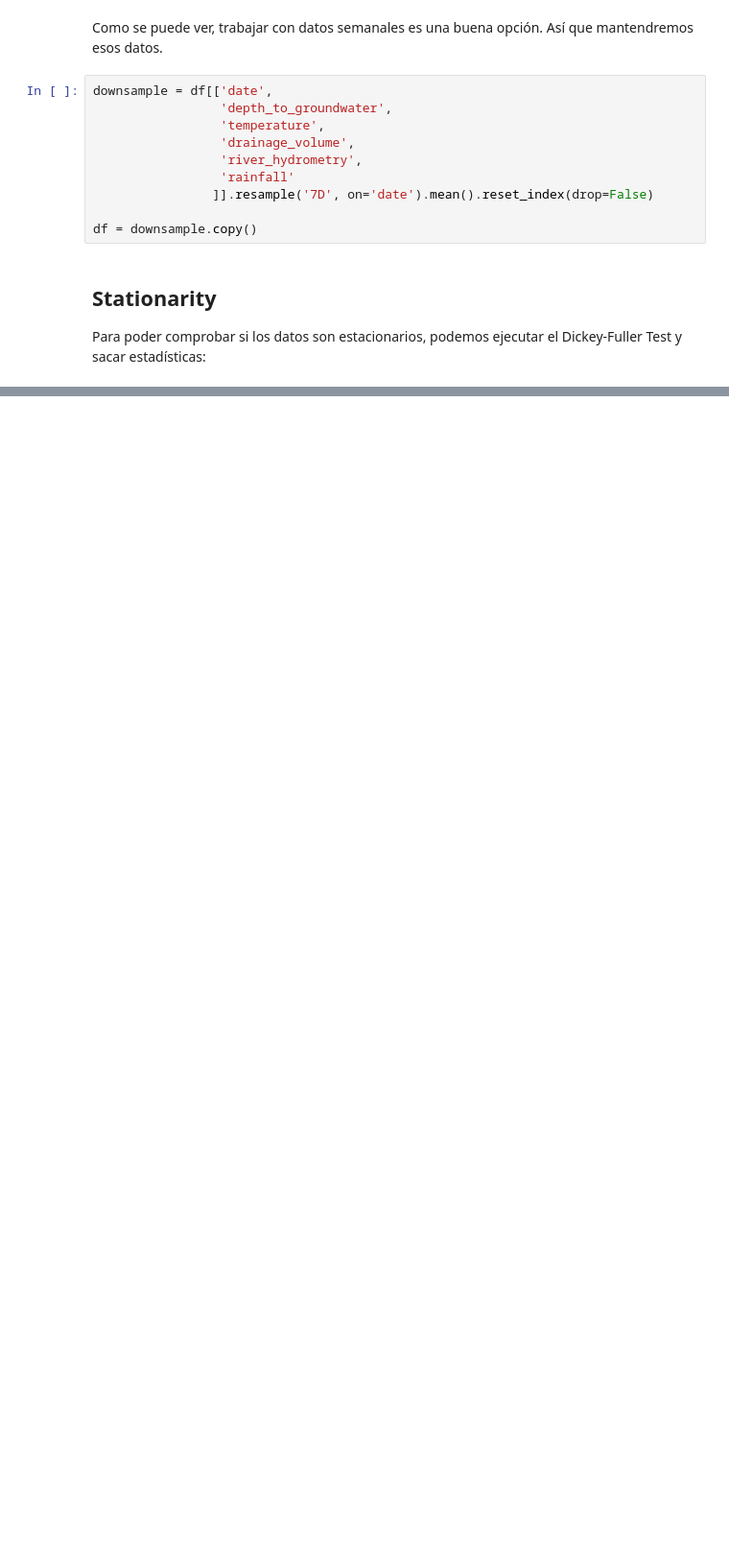
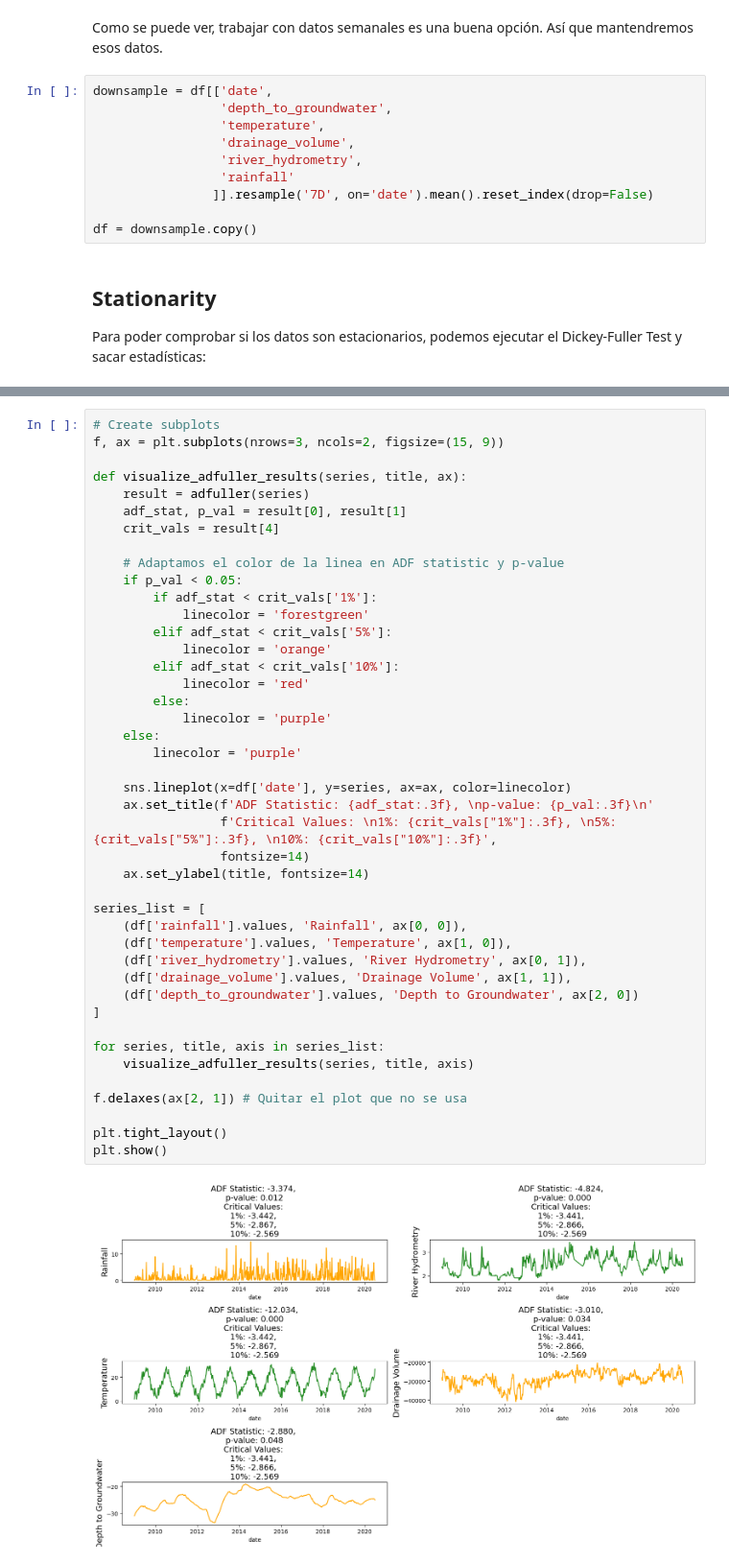
Before and after one commit to 4GeeksAcademy/Timeseries_VP, a Jupyter notebook: src/explore.ipynb, the cells around one changed output, grey strips where cells are left out. Shown at 96% size. Drawn from its saved outputs; the diff is of its cells as text; blank space fills up the shorter version.

```diff
--- a/src/explore.ipynb
+++ b/src/explore.ipynb
@@ -295,0 +333,45 @@ df = downsample.copy()
+# %%
+# Create subplots
+f, ax = plt.subplots(nrows=3, ncols=2, figsize=(15, 9))
+
+def visualize_adfuller_results(series, title, ax):
+    result = adfuller(series)
+    adf_stat, p_val = result[0], result[1]
+    crit_vals = result[4]
+
+    # Adaptamos el color de la linea en ADF statistic y p-value
+    if p_val < 0.05:
+        if adf_stat < crit_vals['1%']:
+            linecolor = 'forestgreen'
+        elif adf_stat < crit_vals['5%']:
+            linecolor = 'orange'
+        elif adf_stat < crit_vals['10%']:
+            linecolor = 'red'
+        else:
+            linecolor = 'purple'
+    else:
+        linecolor = 'purple'
+
+    sns.lineplot(x=df['date'], y=series, ax=ax, color=linecolor)
+    ax.set_title(f'ADF Statistic: {adf_stat:.3f}, \np-value: {p_val:.3f}\n'
+                 f'Critical Values: \n1%: {crit_vals["1%"]:.3f}, \n5%: {crit_vals["5%"]:.3f}, \n10%: {crit_vals["10%"]:.3f}',
+                 fontsize=14)
+    ax.set_ylabel(title, fontsize=14)
+
+series_list = [
+    (df['rainfall'].values, 'Rainfall', ax[0, 0]),
+    (df['temperature'].values, 'Temperature', ax[1, 0]),
+    (df['river_hydrometry'].values, 'River Hydrometry', ax[0, 1]),
+    (df['drainage_volume'].values, 'Drainage Volume', ax[1, 1]),
+    (df['depth_to_groundwater'].values, 'Depth to Groundwater', ax[2, 0])
+]
+
+for series, title, axis in series_list:
+    visualize_adfuller_results(series, title, axis)
+
+f.delaxes(ax[2, 1]) # Quitar el plot que no se usa
+
+plt.tight_layout()
+plt.show()
+# %% [output]
+[figure, added]
```
Also changed, not shown: parts of 35 cells of this notebook.
